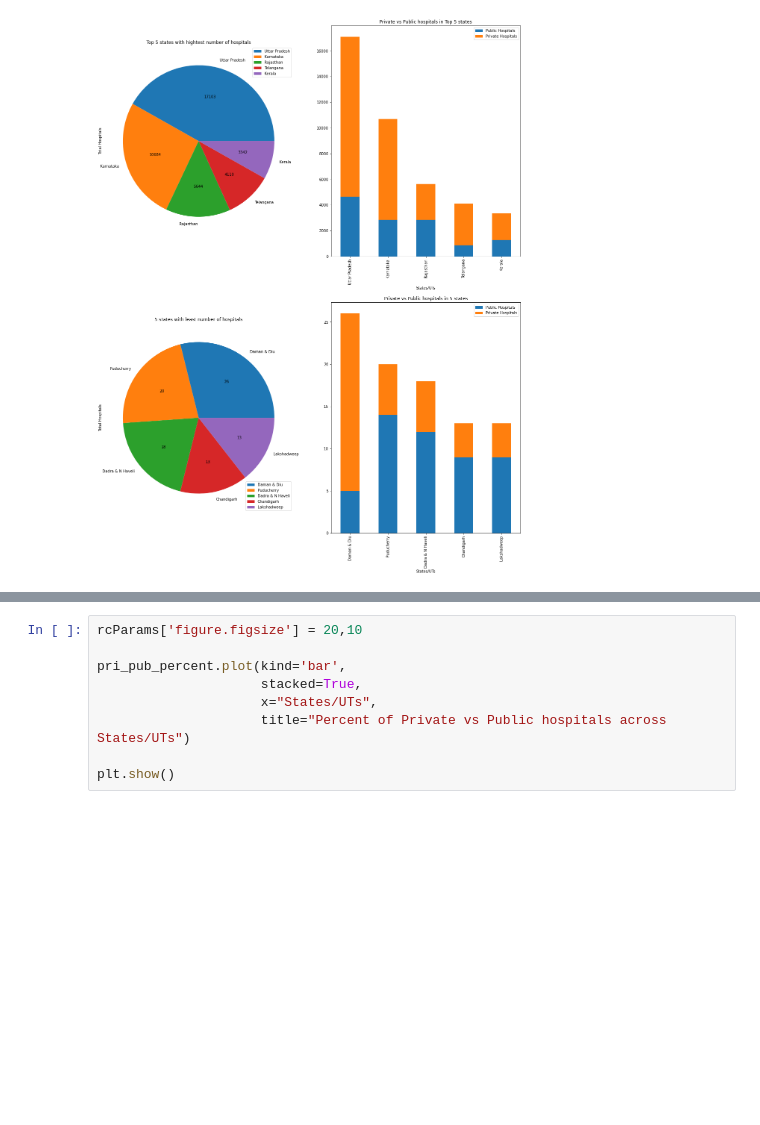
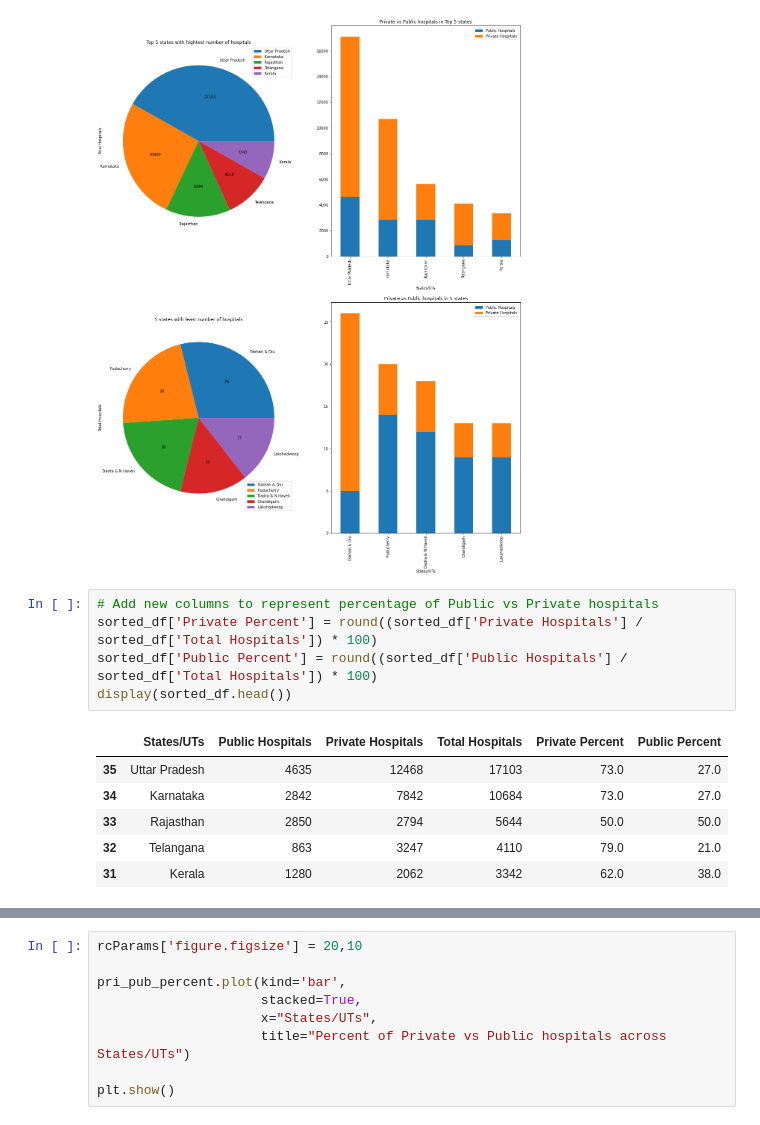
Before and after one commit to srikanthbhadragiri/datascience, a Jupyter notebook: notebooks/Hospitals-States-Public-Private-Count.ipynb, the cells around one changed output, grey strips where cells are left out. Drawn from its saved outputs; the diff is of its cells as text; blank space fills up the shorter version.

```diff
--- a/notebooks/Hospitals-States-Public-Private-Count.ipynb
+++ b/notebooks/Hospitals-States-Public-Private-Count.ipynb
@@ -255,4 +240,16 @@ df_private_vs_public.tail().plot(kind='bar',
 plt.show()
 # %% [output]
 [figure]
+# %%
+# Add new columns to represent percentage of Public vs Private hospitals
+sorted_df['Private Percent'] = round((sorted_df['Private Hospitals'] / sorted_df['Total Hospitals']) * 100)
+sorted_df['Public Percent'] = round((sorted_df['Public Hospitals'] / sorted_df['Total Hospitals']) * 100)
+display(sorted_df.head())
+# %% [output]
+|  | States/UTs | Public Hospitals | Private Hospitals | Total Hospitals | Private Percent | Public Percent |
+| 35 | Uttar Pradesh | 4635 | 12468 | 17103 | 73.0 | 27.0 |
+| 34 | Karnataka | 2842 | 7842 | 10684 | 73.0 | 27.0 |
+| 33 | Rajasthan | 2850 | 2794 | 5644 | 50.0 | 50.0 |
+| 32 | Telangana | 863 | 3247 | 4110 | 79.0 | 21.0 |
+| 31 | Kerala | 1280 | 2062 | 3342 | 62.0 | 38.0 |
 # %%
```
Also changed, not shown: parts of 8 cells of this notebook, 1 other file.
